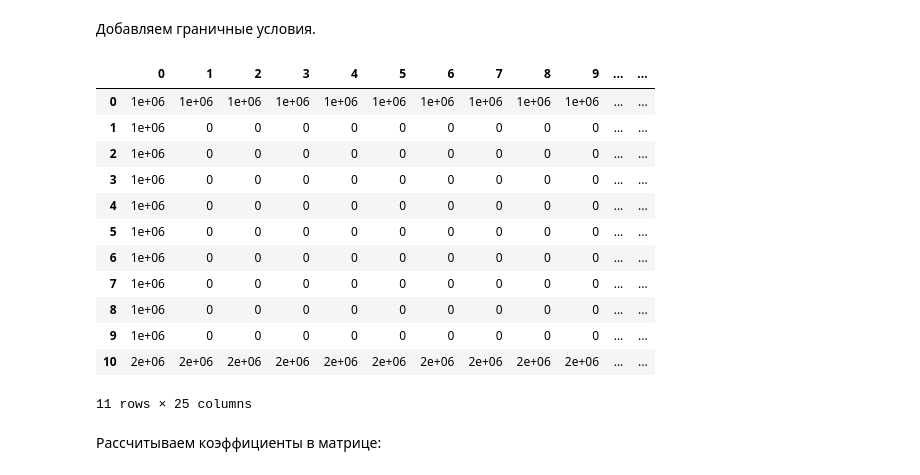
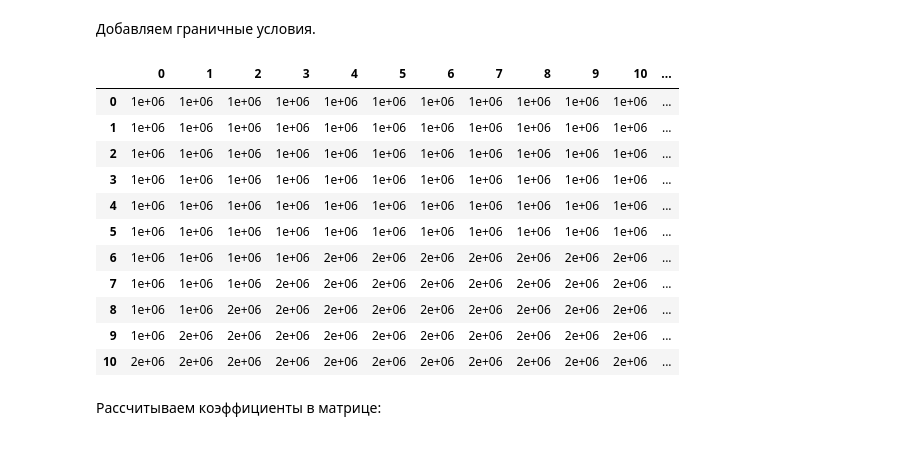
Before and after one commit to d1r3ct/floating-fortress-41045, a Jupyter notebook: notebooks/diffusion_equation_test.ipynb, the cells around one changed output. Saved outputs shown, nothing was run; the diff lists cells and outputs as text; code cells hidden in the pictures.

```diff
--- a/notebooks/diffusion_equation_test.ipynb
+++ b/notebooks/diffusion_equation_test.ipynb
@@ -9,9 +8,9 @@ import pandas as pd
 # X axis
 L = 10
 dx = 1
-Nx = int(L/dx)
+Nx = int(L/dx)+1
 # %%
 # Y axis
 T = 24 * 60 * 60 # period is 24 hours
 dt = 60 * 60 # step is 1 hour
-Nt = int(T/dt)
+Nt = int(T/dt)+1
@@ -27,39 +24,36 @@ Xi
 # %% [output]
 0.002
 # %%
-M = np.zeros((Nx+1, Nt+1), dtype=np.int)
+M = np.zeros((Nx, Nt), dtype=np.int)
 # %% [markdown]
 Добавляем граничные условия.
 # %%
-from utils import scientific_notation as sci_not # local utils
-
-for i in range(0, Nx+1, dx):
+for i in range(0, Nx, dx):
     M[i, 0] = float(10 * 10**5)
 
-for j in range(0, Nt+1):
+for j in range(0, Nt):
     M[0, j] = float(10*10**5)
-    M[Nx, j] = float(20*10**5)
+    M[Nx-1, j] = float(20*10**5)
 
 
 format_sc_n = lambda x: "{:1.0e}".format(x) if x > 1000 else x # scientific notation
 
 df = pd.DataFrame(M, dtype=int)
-df = df.applymap(formatw)
+df = df.applymap(format_sc_n)
 df
 # %% [output]
-|  | 0 | 1 | 2 | 3 | 4 | 5 | 6 | 7 | 8 | 9 | ... | ... |
-| 0 | 1e+06 | 1e+06 | 1e+06 | 1e+06 | 1e+06 | 1e+06 | 1e+06 | 1e+06 | 1e+06 | 1e+06 | ... | ... |
-| 1 | 1e+06 | 0 | 0 | 0 | 0 | 0 | 0 | 0 | 0 | 0 | ... | ... |
-| 2 | 1e+06 | 0 | 0 | 0 | 0 | 0 | 0 | 0 | 0 | 0 | ... | ... |
-| 3 | 1e+06 | 0 | 0 | 0 | 0 | 0 | 0 | 0 | 0 | 0 | ... | ... |
-| 4 | 1e+06 | 0 | 0 | 0 | 0 | 0 | 0 | 0 | 0 | 0 | ... | ... |
-| 5 | 1e+06 | 0 | 0 | 0 | 0 | 0 | 0 | 0 | 0 | 0 | ... | ... |
-| 6 | 1e+06 | 0 | 0 | 0 | 0 | 0 | 0 | 0 | 0 | 0 | ... | ... |
-| 7 | 1e+06 | 0 | 0 | 0 | 0 | 0 | 0 | 0 | 0 | 0 | ... | ... |
-| 8 | 1e+06 | 0 | 0 | 0 | 0 | 0 | 0 | 0 | 0 | 0 | ... | ... |
-| 9 | 1e+06 | 0 | 0 | 0 | 0 | 0 | 0 | 0 | 0 | 0 | ... | ... |
-| 10 | 2e+06 | 2e+06 | 2e+06 | 2e+06 | 2e+06 | 2e+06 | 2e+06 | 2e+06 | 2e+06 | 2e+06 | ... | ... |
+|  | 0 | 1 | 2 | 3 | 4 | 5 | 6 | 7 | 8 | 9 | 10 | ... |
+| 0 | 1e+06 | 1e+06 | 1e+06 | 1e+06 | 1e+06 | 1e+06 | 1e+06 | 1e+06 | 1e+06 | 1e+06 | 1e+06 | ... |
+| 1 | 1e+06 | 1e+06 | 1e+06 | 1e+06 | 1e+06 | 1e+06 | 1e+06 | 1e+06 | 1e+06 | 1e+06 | 1e+06 | ... |
+| 2 | 1e+06 | 1e+06 | 1e+06 | 1e+06 | 1e+06 | 1e+06 | 1e+06 | 1e+06 | 1e+06 | 1e+06 | 1e+06 | ... |
+| 3 | 1e+06 | 1e+06 | 1e+06 | 1e+06 | 1e+06 | 1e+06 | 1e+06 | 1e+06 | 1e+06 | 1e+06 | 1e+06 | ... |
+| 4 | 1e+06 | 1e+06 | 1e+06 | 1e+06 | 1e+06 | 1e+06 | 1e+06 | 1e+06 | 1e+06 | 1e+06 | 1e+06 | ... |
+| 5 | 1e+06 | 1e+06 | 1e+06 | 1e+06 | 1e+06 | 1e+06 | 1e+06 | 1e+06 | 1e+06 | 1e+06 | 1e+06 | ... |
+| 6 | 1e+06 | 1e+06 | 1e+06 | 1e+06 | 2e+06 | 2e+06 | 2e+06 | 2e+06 | 2e+06 | 2e+06 | 2e+06 | ... |
+| 7 | 1e+06 | 1e+06 | 1e+06 | 2e+06 | 2e+06 | 2e+06 | 2e+06 | 2e+06 | 2e+06 | 2e+06 | 2e+06 | ... |
+| 8 | 1e+06 | 1e+06 | 2e+06 | 2e+06 | 2e+06 | 2e+06 | 2e+06 | 2e+06 | 2e+06 | 2e+06 | 2e+06 | ... |
+| 9 | 1e+06 | 2e+06 | 2e+06 | 2e+06 | 2e+06 | 2e+06 | 2e+06 | 2e+06 | 2e+06 | 2e+06 | 2e+06 | ... |
+| 10 | 2e+06 | 2e+06 | 2e+06 | 2e+06 | 2e+06 | 2e+06 | 2e+06 | 2e+06 | 2e+06 | 2e+06 | 2e+06 | ... |
-11 rows × 25 columns
 # %% [markdown]
 Рассчитываем коэффициенты в матрице:
 # %%
```
Also changed, not shown: parts of 6 cells of this notebook, 1 other file.
